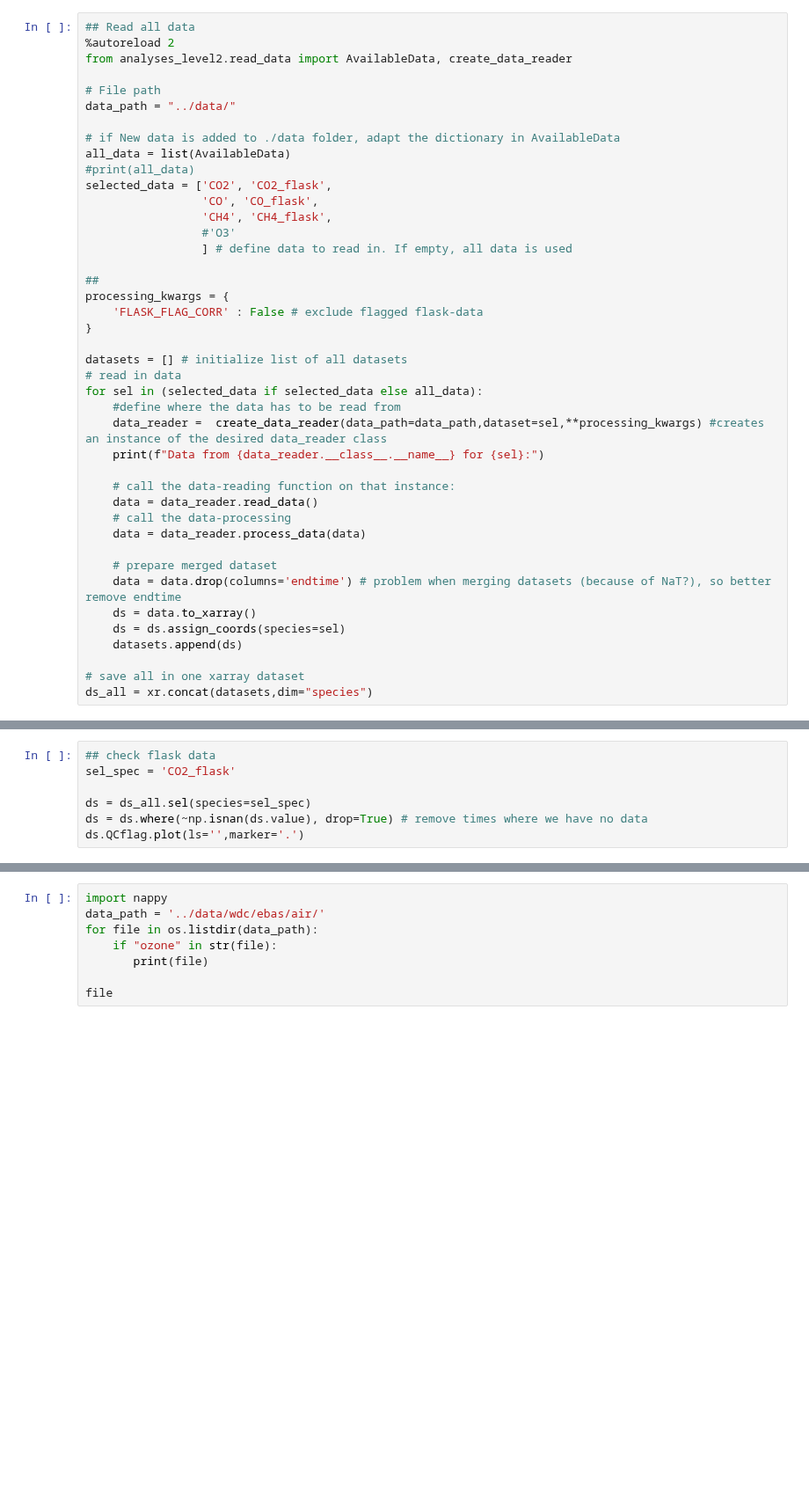
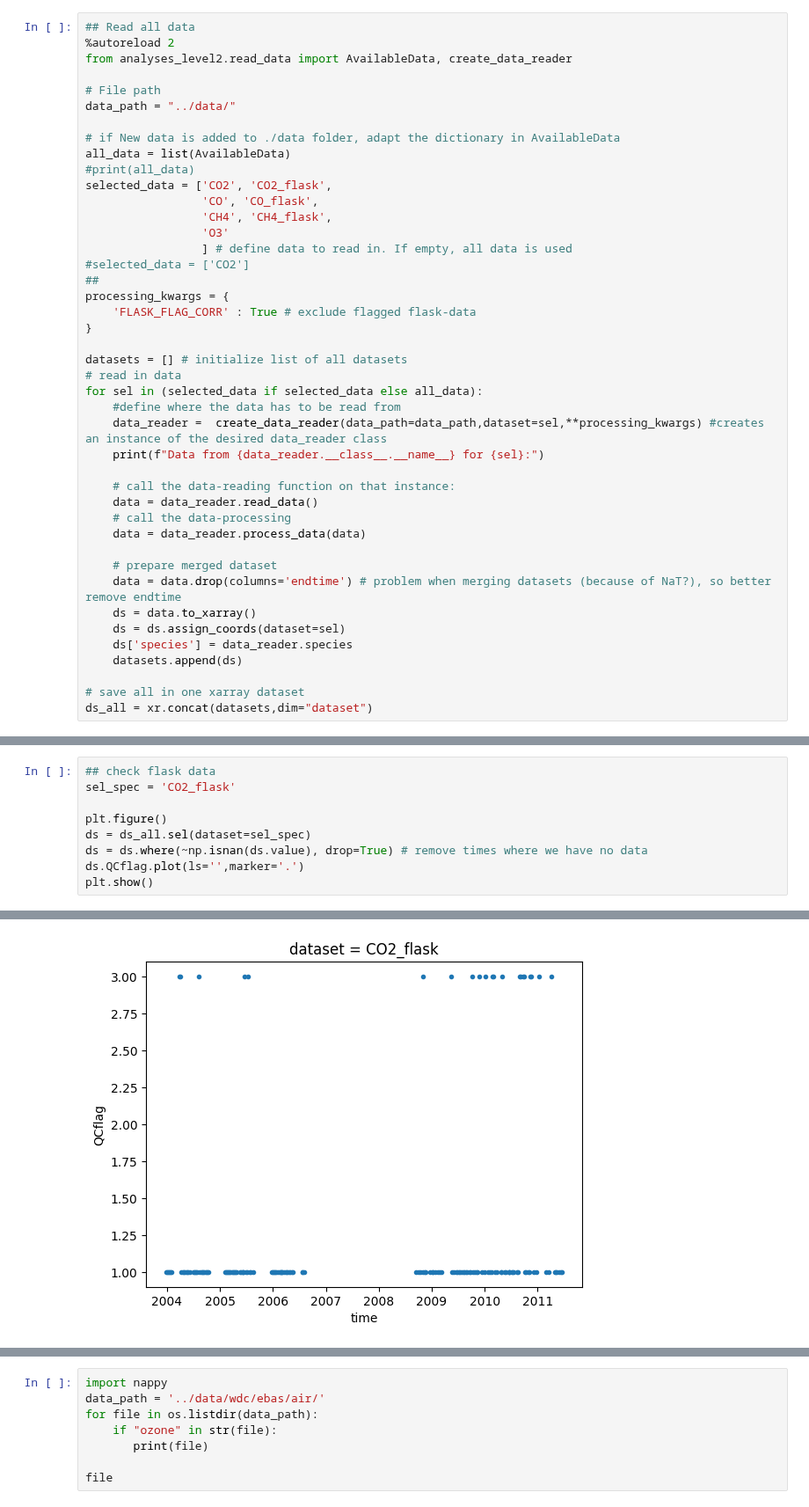
Before and after one commit to MeteoSwiss/gawkenya, a Jupyter notebook: analyses_level2/check_data.ipynb, the cells around one changed output, grey strips where cells are left out. Shown at 88% size. Drawn from its saved outputs; the diff is of its cells as text; blank space fills up the shorter version.

```diff
--- a/analyses_level2/check_data.ipynb
+++ b/analyses_level2/check_data.ipynb
@@ -33,12 +36,12 @@ all_data = list(AvailableData)
 selected_data = ['CO2', 'CO2_flask',
                  'CO', 'CO_flask',
                  'CH4', 'CH4_flask',
-                 #'O3'
+                 'O3'
                  ] # define data to read in. If empty, all data is used
-
+#selected_data = ['CO2']
 ##
 processing_kwargs = {
-    'FLASK_FLAG_CORR' : False # exclude flagged flask-data
+    'FLASK_FLAG_CORR' : True # exclude flagged flask-data
 }
 
 datasets = [] # initialize list of all datasets
@@ -56,8 +59,9 @@ for sel in (selected_data if selected_data else all_data):
     # prepare merged dataset
     data = data.drop(columns='endtime') # problem when merging datasets (because of NaT?), so better remove endtime
     ds = data.to_xarray()
-    ds = ds.assign_coords(species=sel)
+    ds = ds.assign_coords(dataset=sel)
+    ds['species'] = data_reader.species
     datasets.append(ds)
 
 # save all in one xarray dataset
-ds_all = xr.concat(datasets,dim="species")
+ds_all = xr.concat(datasets,dim="dataset")
@@ -65,6 +99,9 @@ ds_all = xr.concat(datasets,dim="species")
 ## check flask data
 sel_spec = 'CO2_flask'
 
-ds = ds_all.sel(species=sel_spec)
+plt.figure()
+ds = ds_all.sel(dataset=sel_spec)
 ds = ds.where(~np.isnan(ds.value), drop=True) # remove times where we have no data
 ds.QCflag.plot(ls='',marker='.')
+plt.show()
+# %% [output]
@@ -71 +109,2 @@ ds.QCflag.plot(ls='',marker='.')
+[figure, added]
 # %%
```
Also changed, not shown: parts of 8 cells of this notebook, 2 other files.
